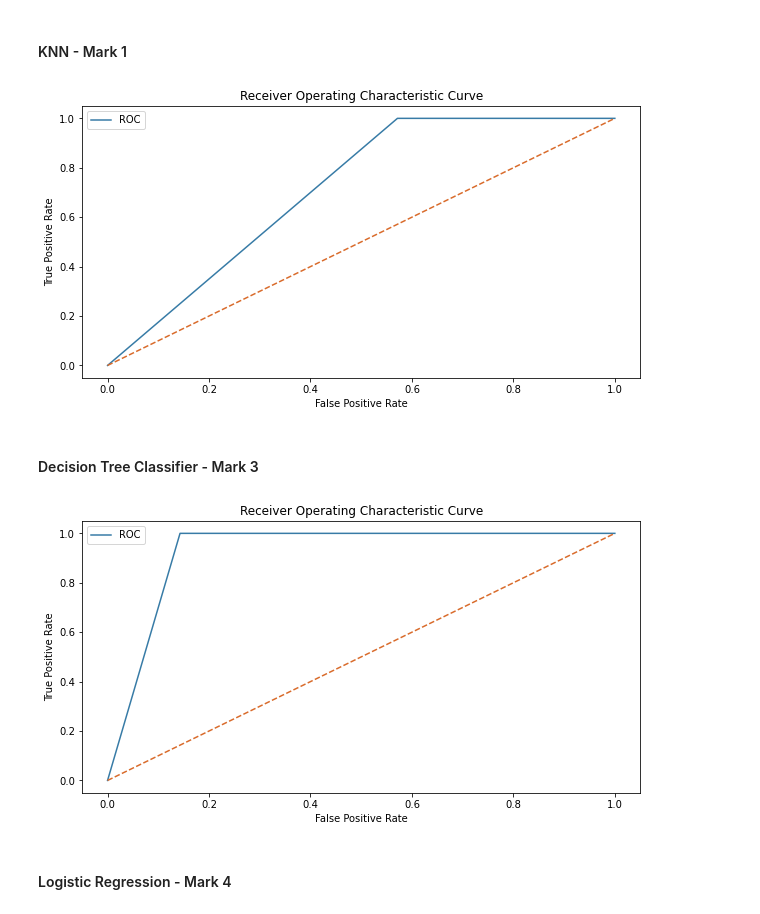
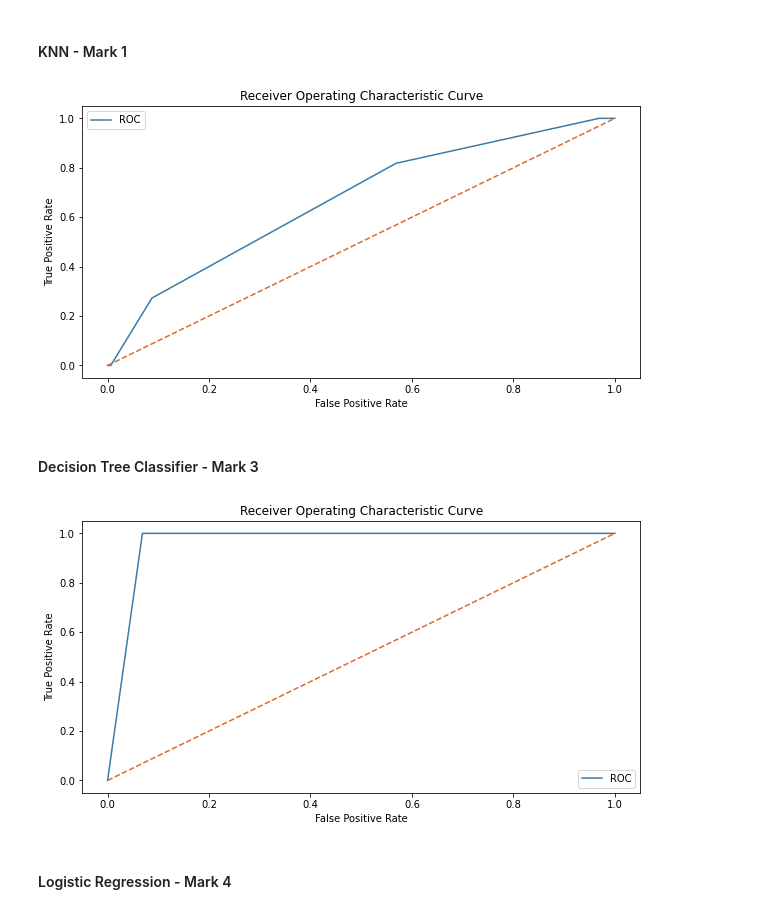
Before and after one commit to RaphelMar/Amazon-Seller---Order-Status-Prediction, a Jupyter notebook: Notebook/Amazon Seller.ipynb, the cells around one changed output. Saved outputs shown, nothing was run; the diff lists cells and outputs as text; code cells hidden in the pictures.

```diff
--- a/Notebook/Amazon Seller.ipynb
+++ b/Notebook/Amazon Seller.ipynb
@@ -761,15 +765,15 @@ pd.DataFrame(confusion_matrix(y_test, log.predict(X_test)), columns= ['Positive'
 # %% [markdown]
 #### KNN - Mark 1
 # %%
-plot_roc_curve(knn, X_test, y_test)
+plot_roc_curve(knn, X_sub, y_sub)
 # %% [output]
-[figure, old version]
+[figure, new version]
 # %% [markdown]
 #### Decision Tree Classifier - Mark 3
 # %%
-plot_roc_curve(decisionTree, X_test, y_test)
+plot_roc_curve(decisionTree, X_sub, y_sub)
 # %% [output]
-[figure, old version]
+[figure, new version]
 # %% [markdown]
 #### Logistic Regression - Mark 4
 # %%
```
Also changed, not shown: parts of 13 cells of this notebook.
